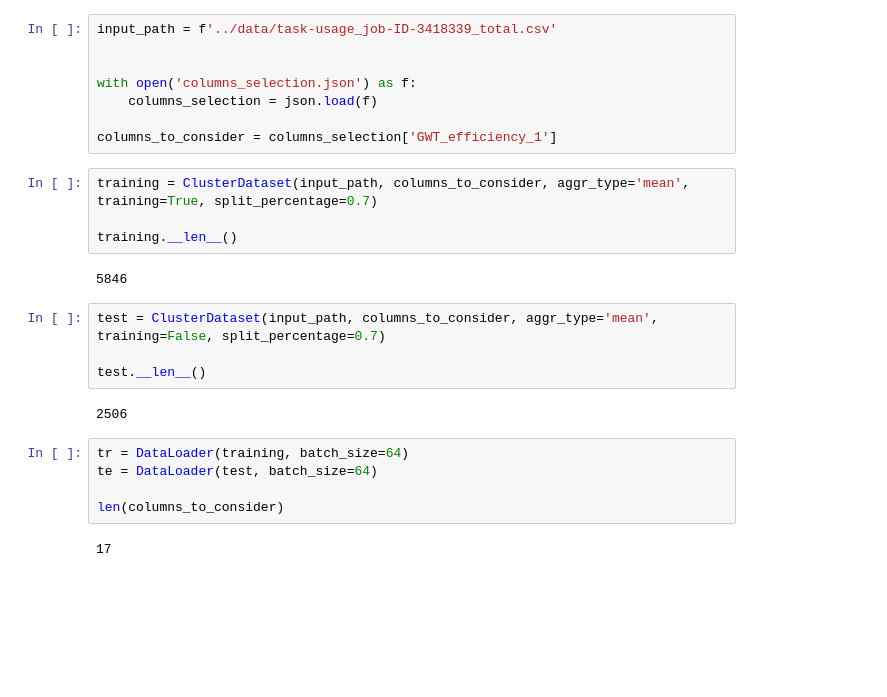
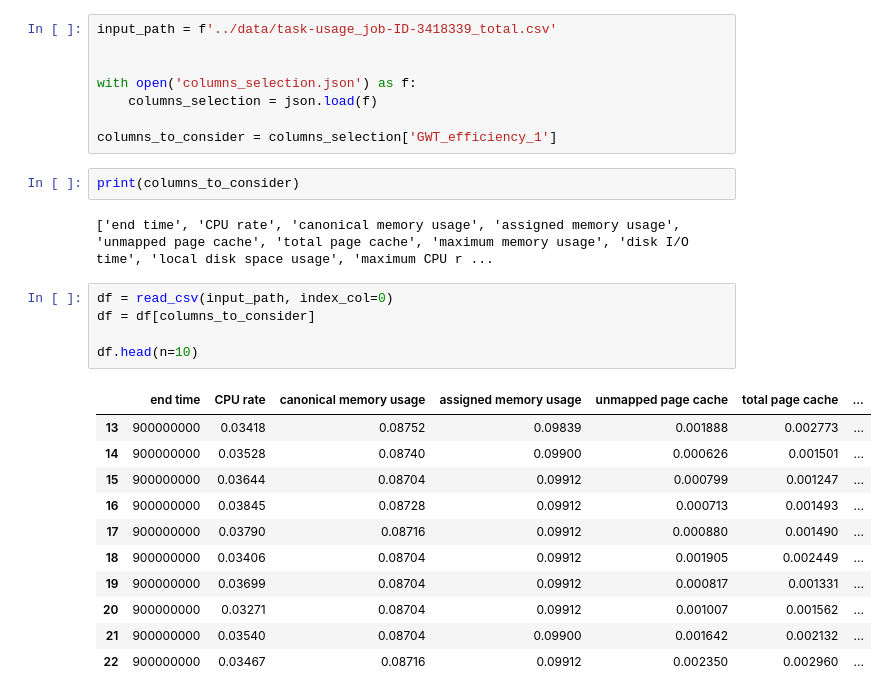
Before and after one commit to JohannesKnopp/polaris-ai, a Jupyter notebook: predictive_monitoring/gwt_approach/testing_notebook.ipynb, the cells around one changed output. Saved outputs shown, nothing was run; the diff lists cells and outputs as text; blank space fills up the shorter version.

```diff
--- a/predictive_monitoring/gwt_approach/testing_notebook.ipynb
+++ b/predictive_monitoring/gwt_approach/testing_notebook.ipynb
@@ -11,22 +18,24 @@ with open('columns_selection.json') as f:
     columns_selection = json.load(f)
 
 columns_to_consider = columns_selection['GWT_efficiency_1']
-# %%
-training = ClusterDataset(input_path, columns_to_consider, aggr_type='mean', training=True, split_percentage=0.7)
-
-training.__len__()
-# %% [output]
-5846
-# %%
-test = ClusterDataset(input_path, columns_to_consider, aggr_type='mean', training=False, split_percentage=0.7)
-
-test.__len__()
-# %% [output]
-2506
-# %%
-tr = DataLoader(training, batch_size=64)
-te = DataLoader(test, batch_size=64)
-
-len(columns_to_consider)
-# %% [output]
-17
+# %%
+print(columns_to_consider)
+# %% [output]
+['end time', 'CPU rate', 'canonical memory usage', 'assigned memory usage', 'unmapped page cache', 'total page cache', 'maximum memory usage', 'disk I/O time', 'local disk space usage', 'maximum CPU r ...
+# %%
+df = read_csv(input_path, index_col=0)
+df = df[columns_to_consider]
+
+df.head(n=10)
+# %% [output]
+|  | end time | CPU rate | canonical memory usage | assigned memory usage | unmapped page cache | total page cache | ... |
+| 13 | 900000000 | 0.03418 | 0.08752 | 0.09839 | 0.001888 | 0.002773 | ... |
+| 14 | 900000000 | 0.03528 | 0.08740 | 0.09900 | 0.000626 | 0.001501 | ... |
+| 15 | 900000000 | 0.03644 | 0.08704 | 0.09912 | 0.000799 | 0.001247 | ... |
+| 16 | 900000000 | 0.03845 | 0.08728 | 0.09912 | 0.000713 | 0.001493 | ... |
+| 17 | 900000000 | 0.03790 | 0.08716 | 0.09912 | 0.000880 | 0.001490 | ... |
+| 18 | 900000000 | 0.03406 | 0.08704 | 0.09912 | 0.001905 | 0.002449 | ... |
+| 19 | 900000000 | 0.03699 | 0.08704 | 0.09912 | 0.000817 | 0.001331 | ... |
+| 20 | 900000000 | 0.03271 | 0.08704 | 0.09912 | 0.001007 | 0.001562 | ... |
+| 21 | 900000000 | 0.03540 | 0.08704 | 0.09900 | 0.001642 | 0.002132 | ... |
+| 22 | 900000000 | 0.03467 | 0.08716 | 0.09912 | 0.002350 | 0.002960 | ... |
```
Also changed, not shown: parts of 6 cells of this notebook, 14 other files.
